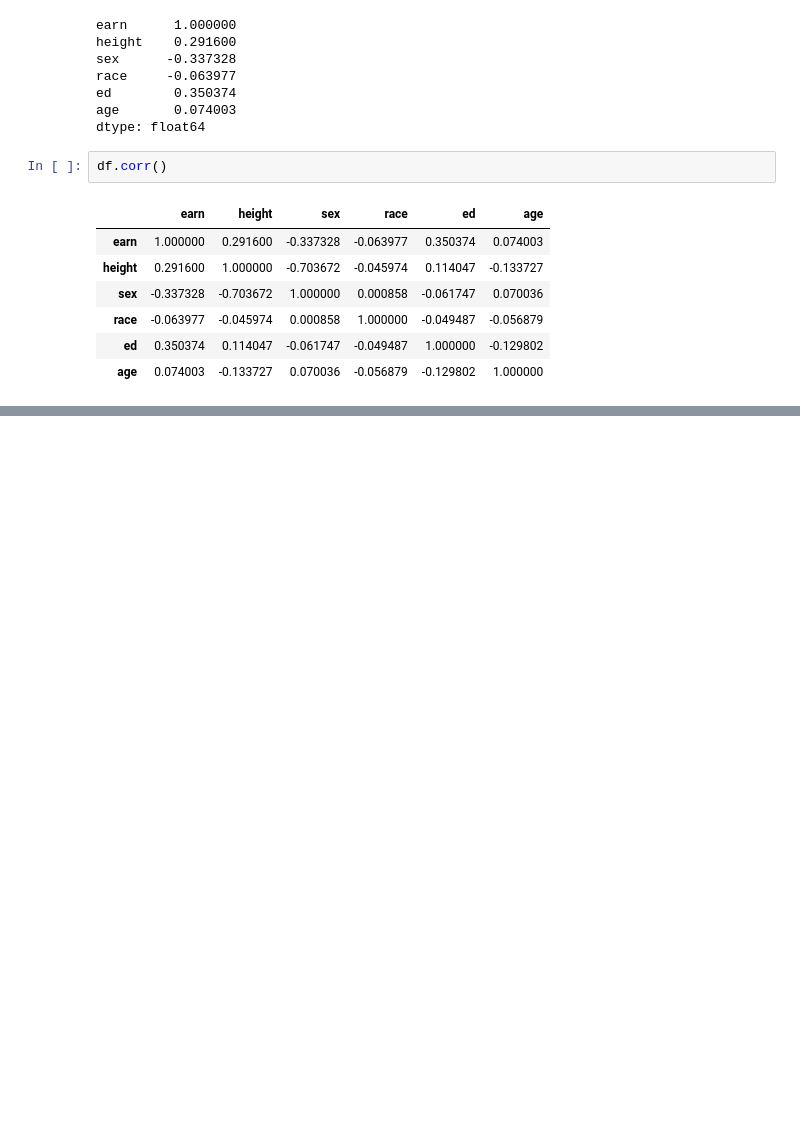
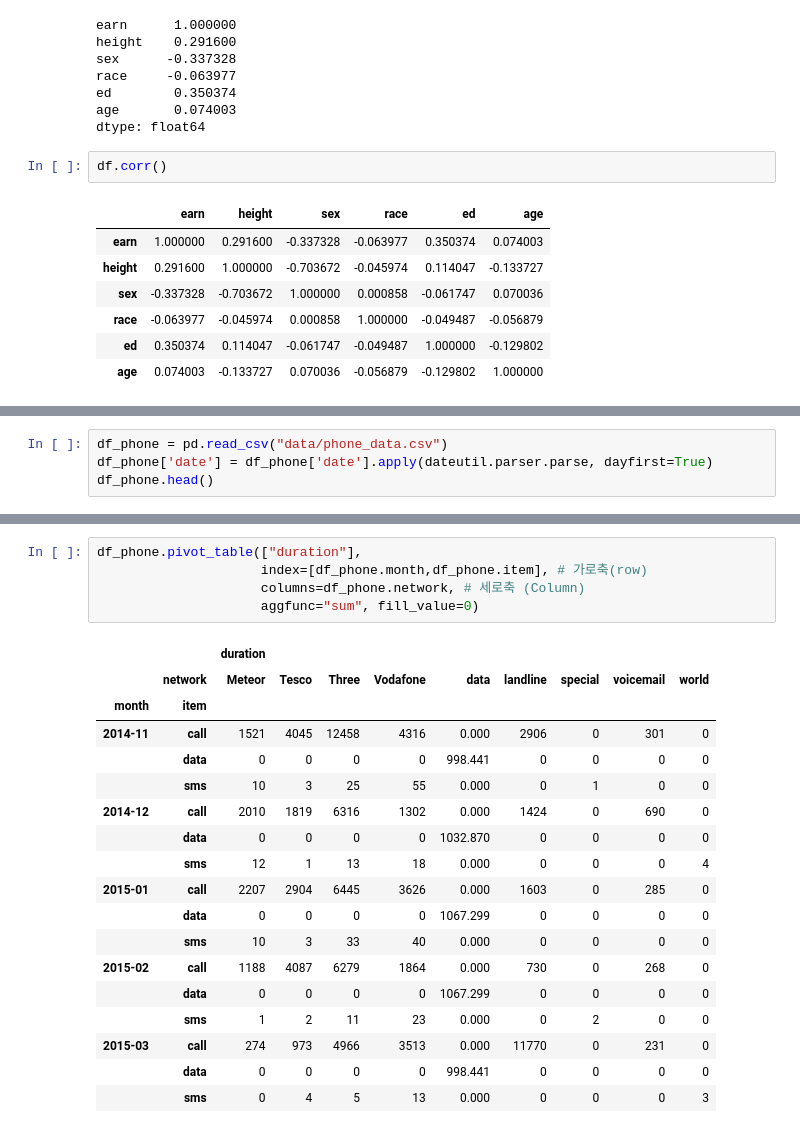
Before and after one commit to Youngprize33/Pythonboostcourse, a Jupyter notebook: Python_boost_ML/Pandas.ipynb, the cells around one changed output, grey strips where cells are left out. Cells and saved outputs as stored; diff of their text form; blank space fills up the shorter version.

```diff
--- a/Python_boost_ML/Pandas.ipynb
+++ b/Python_boost_ML/Pandas.ipynb
@@ -1176,0 +1794,4 @@ df.corr()
+# %%
+df_phone = pd.read_csv("data/phone_data.csv")
+df_phone['date'] = df_phone['date'].apply(dateutil.parser.parse, dayfirst=True)
+df_phone.head()
@@ -1176,0 +1805,24 @@ df.corr()
+# %%
+df_phone.pivot_table(["duration"],
+                     index=[df_phone.month,df_phone.item], # 가로축(row)
+                     columns=df_phone.network, # 세로축 (Column)
+                     aggfunc="sum", fill_value=0)
+# %% [output]
+|  |  | duration |  |  |  |  |  |  |  |  |
+|  | network | Meteor | Tesco | Three | Vodafone | data | landline | special | voicemail | world |
+| month | item |  |  |  |  |  |  |  |  |  |
+| 2014-11 | call | 1521 | 4045 | 12458 | 4316 | 0.000 | 2906 | 0 | 301 | 0 |
+|  | data | 0 | 0 | 0 | 0 | 998.441 | 0 | 0 | 0 | 0 |
+|  | sms | 10 | 3 | 25 | 55 | 0.000 | 0 | 1 | 0 | 0 |
+| 2014-12 | call | 2010 | 1819 | 6316 | 1302 | 0.000 | 1424 | 0 | 690 | 0 |
+|  | data | 0 | 0 | 0 | 0 | 1032.870 | 0 | 0 | 0 | 0 |
+|  | sms | 12 | 1 | 13 | 18 | 0.000 | 0 | 0 | 0 | 4 |
+| 2015-01 | call | 2207 | 2904 | 6445 | 3626 | 0.000 | 1603 | 0 | 285 | 0 |
+|  | data | 0 | 0 | 0 | 0 | 1067.299 | 0 | 0 | 0 | 0 |
+|  | sms | 10 | 3 | 33 | 40 | 0.000 | 0 | 0 | 0 | 0 |
+| 2015-02 | call | 1188 | 4087 | 6279 | 1864 | 0.000 | 730 | 0 | 268 | 0 |
+|  | data | 0 | 0 | 0 | 0 | 1067.299 | 0 | 0 | 0 | 0 |
+|  | sms | 1 | 2 | 11 | 23 | 0.000 | 0 | 2 | 0 | 0 |
+| 2015-03 | call | 274 | 973 | 4966 | 3513 | 0.000 | 11770 | 0 | 231 | 0 |
+|  | data | 0 | 0 | 0 | 0 | 998.441 | 0 | 0 | 0 | 0 |
+|  | sms | 0 | 4 | 5 | 13 | 0.000 | 0 | 0 | 0 | 3 |
```
Also changed, not shown: parts of 136 cells of this notebook.
